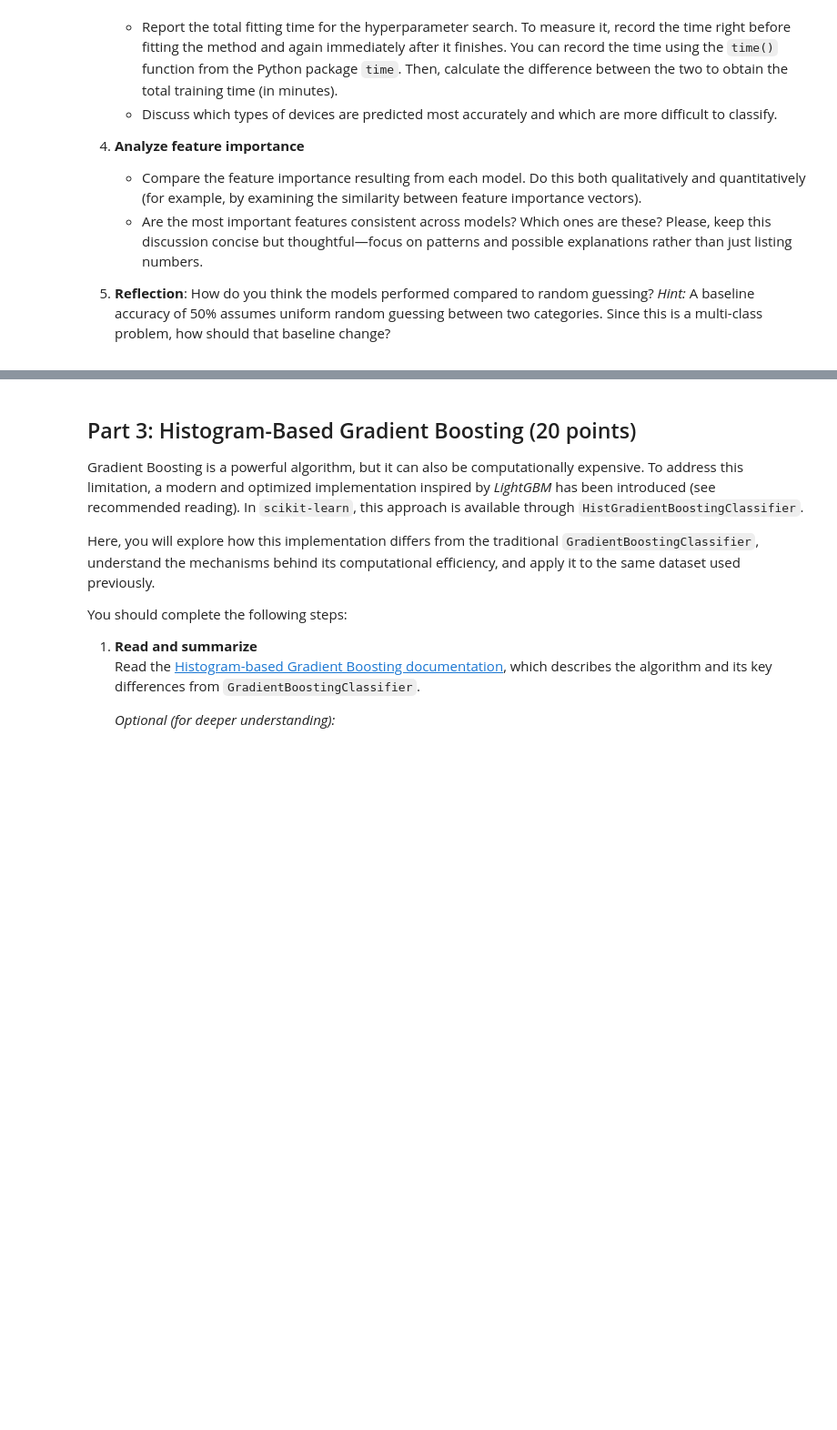
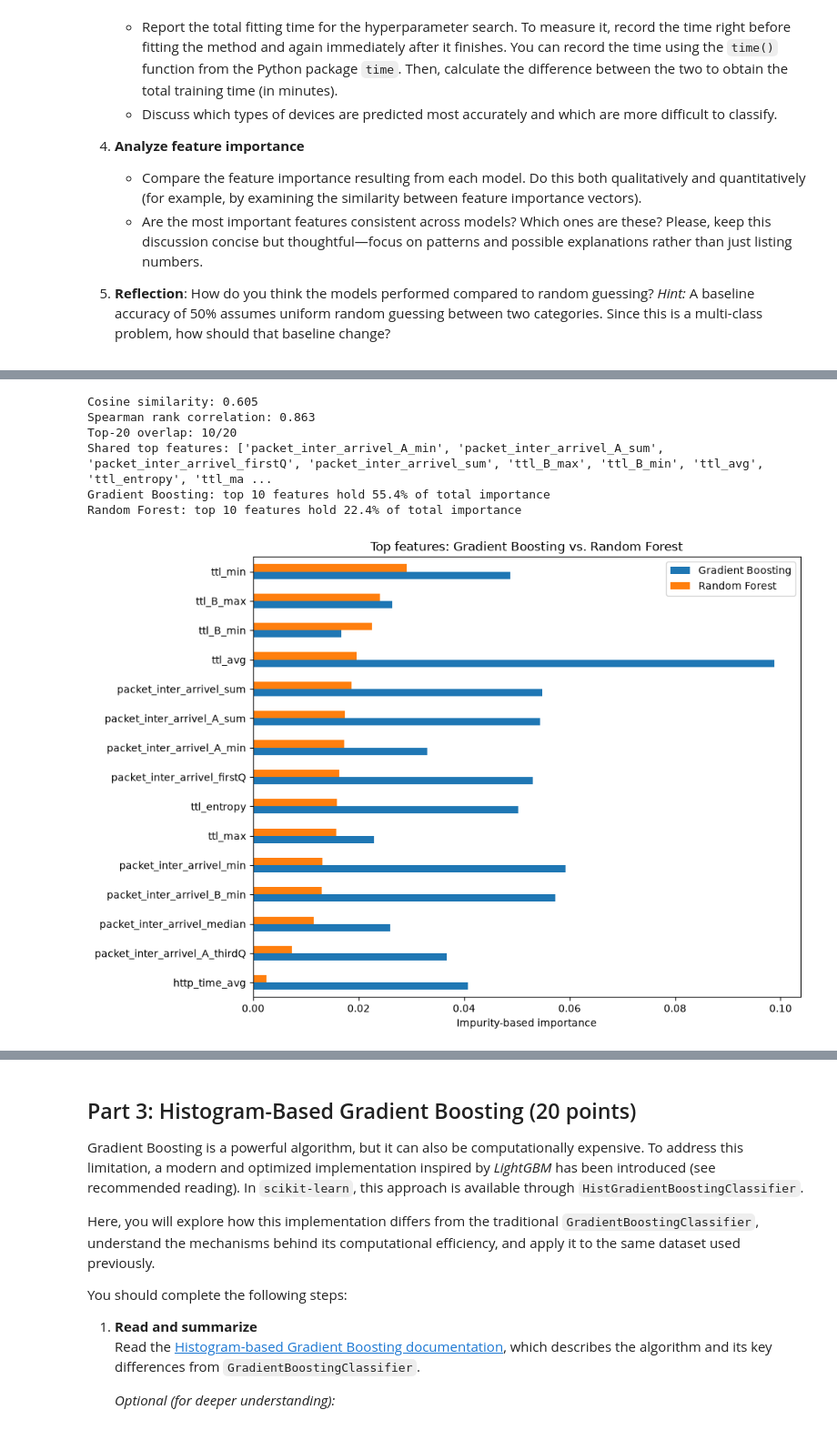
Before and after one commit to yxf9tv/07-iot-ensemble-classification, a Jupyter notebook: 07-iot-ensemble-classification.ipynb, the cells around one changed output, grey strips where cells are left out. Shown at 91% size. Saved outputs shown, nothing was run; the diff lists cells and outputs as text; code cells hidden in the pictures; blank space fills up the shorter version.

```diff
--- a/07-iot-ensemble-classification.ipynb
+++ b/07-iot-ensemble-classification.ipynb
@@ -188,0 +335,40 @@ Your tasks are:
+# %%
+# 4. feature importance
+
+feature_names = X_train.columns
+imp = pd.DataFrame({
+    "Gradient Boosting": gb_search.best_estimator_.feature_importances_,
+    "Random Forest": rf_search.best_estimator_.feature_importances_,
+}, index=feature_names)
+
+# Quantitative similarity
+gb_imp, rf_imp = imp["Gradient Boosting"], imp["Random Forest"]
+cosine = np.dot(gb_imp, rf_imp) / (np.linalg.norm(gb_imp) * np.linalg.norm(rf_imp))
+rho, _ = spearmanr(gb_imp, rf_imp)
+top_k = 20
+top_gb = set(gb_imp.nlargest(top_k).index)
+top_rf = set(rf_imp.nlargest(top_k).index)
+print(f"Cosine similarity: {cosine:.3f}")
+print(f"Spearman rank correlation: {rho:.3f}")
+print(f"Top-{top_k} overlap: {len(top_gb & top_rf)}/{top_k}")
+print("Shared top features:", sorted(top_gb & top_rf))
+
+# Share of total importance in each model's top 10 features (how concentrated it is)
+for col in imp:
+    print(f"{col}: top 10 features hold {imp[col].nlargest(10).sum():.1%} of total importance")
+
+# top 15 features from the union of both models
+top_union = imp.loc[list(top_gb | top_rf)].mean(axis=1).nlargest(15).index
+imp.loc[top_union].sort_values("Random Forest").plot.barh(figsize=(10, 7))
+plt.xlabel("Impurity-based importance")
+plt.title("Top features: Gradient Boosting vs. Random Forest")
+plt.tight_layout()
+plt.show()
+# %% [output]
+Cosine similarity: 0.605
+Spearman rank correlation: 0.863
+Top-20 overlap: 10/20
+Shared top features: ['packet_inter_arrivel_A_min', 'packet_inter_arrivel_A_sum', 'packet_inter_arrivel_firstQ', 'packet_inter_arrivel_sum', 'ttl_B_max', 'ttl_B_min', 'ttl_avg', 'ttl_entropy', 'ttl_ma ...
+Gradient Boosting: top 10 features hold 55.4% of total importance
+Random Forest: top 10 features hold 22.4% of total importance
+[figure, added]
```
Also changed, not shown: parts of 19 cells of this notebook.
